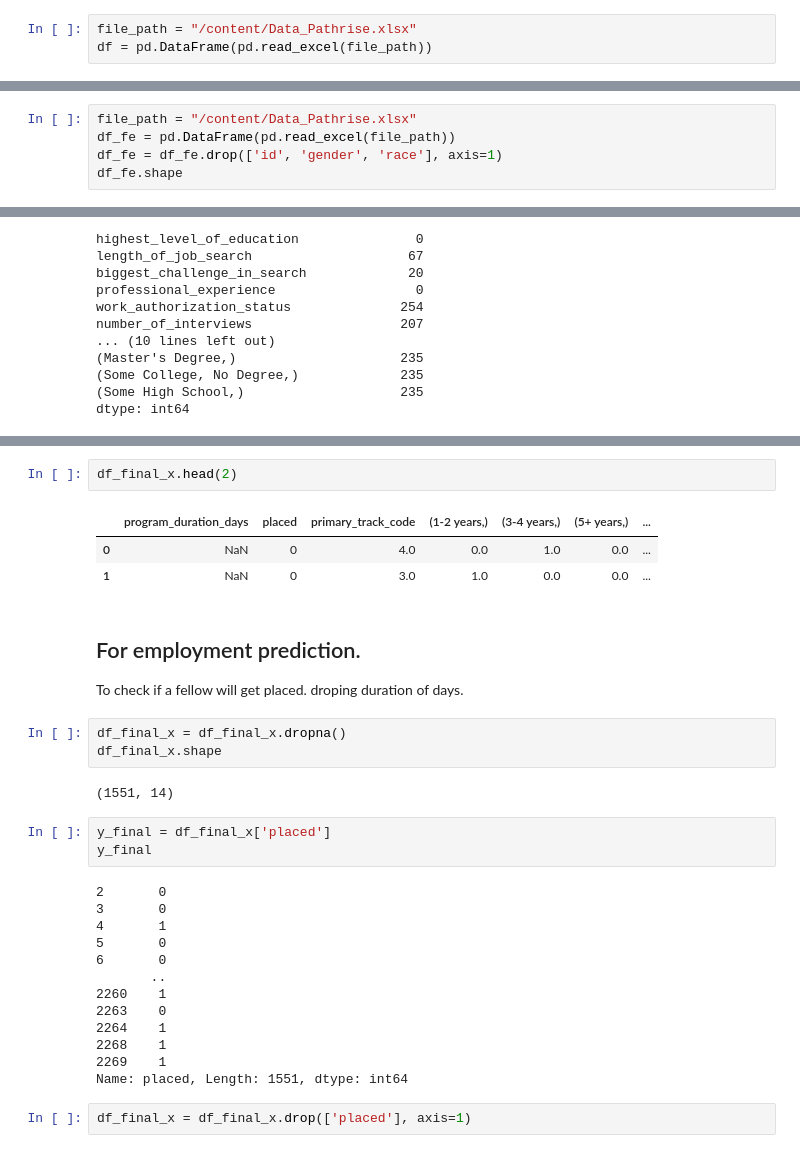
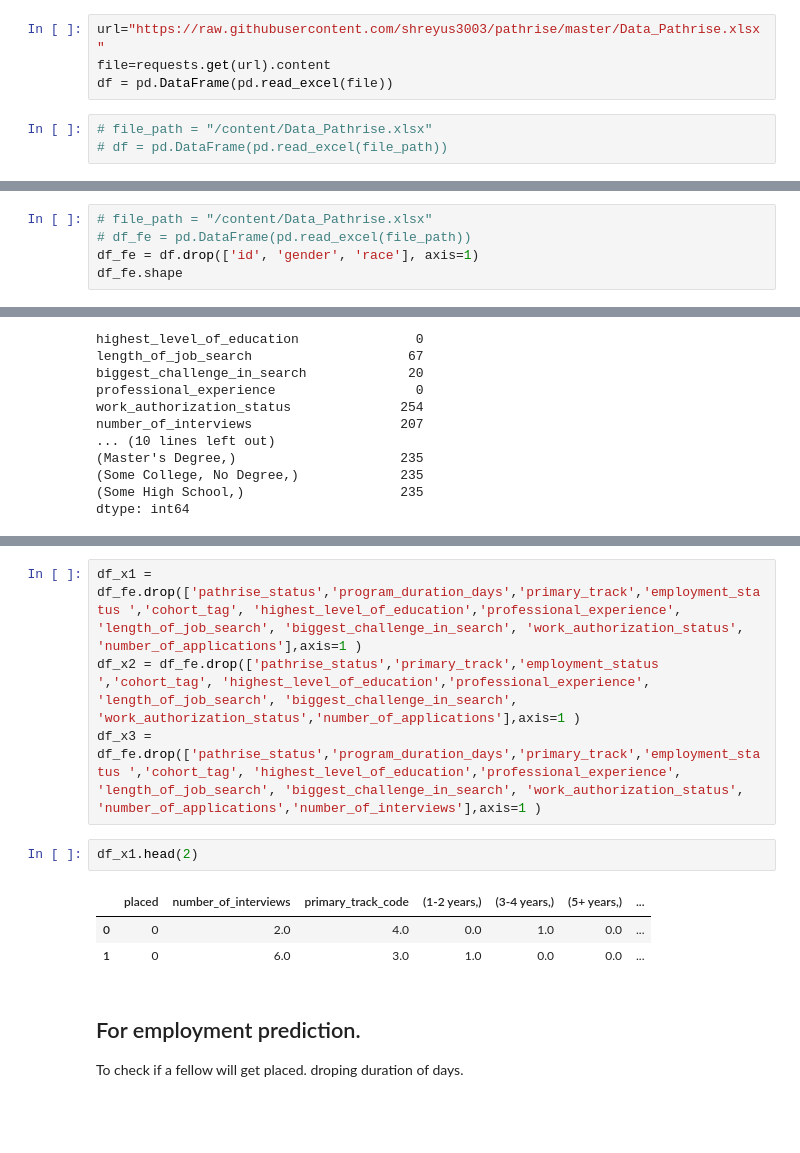
Before and after one commit to shreyus3003/pathrise, a Jupyter notebook: pathrise_analysis.ipynb, the cells around one changed output, grey strips where cells are left out. Drawn from its saved outputs; the diff is of its cells as text; blank space fills up the shorter version.

```diff
--- a/pathrise_analysis.ipynb
+++ b/pathrise_analysis.ipynb
@@ -9,6 +15,10 @@ import seaborn as sns
+# %%
+url="https://raw.githubusercontent.com/shreyus3003/pathrise/master/Data_Pathrise.xlsx"
+file=requests.get(url).content
+df = pd.DataFrame(pd.read_excel(file))
 # %%
-file_path = "/content/Data_Pathrise.xlsx"
-df = pd.DataFrame(pd.read_excel(file_path))
+# file_path = "/content/Data_Pathrise.xlsx"
+# df = pd.DataFrame(pd.read_excel(file_path))
 # %%
 df.head()
 # %% [output]
@@ -169,9 +189,9 @@ df_pathrise.shape
 # %% [markdown]
 ## Feature Engineering for prediction.
 # %%
-file_path = "/content/Data_Pathrise.xlsx"
-df_fe = pd.DataFrame(pd.read_excel(file_path))
-df_fe = df_fe.drop(['id', 'gender', 'race'], axis=1)
+# file_path = "/content/Data_Pathrise.xlsx"
+# df_fe = pd.DataFrame(pd.read_excel(file_path))
+df_fe = df.drop(['id', 'gender', 'race'], axis=1)
 df_fe.shape
 # %% [output]
 (2544, 13)
@@ -272,33 +322,14 @@ df_final_x = df_fe.drop(['pathrise_status','primary_track','employment_status ',
+# %%
+df_x1 = df_fe.drop(['pathrise_status','program_duration_days','primary_track','employment_status ','cohort_tag', 'highest_level_of_education','professional_experience', 'length_of_job_search', 'biggest_challenge_in_search', 'work_authorization_status', 'number_of_applications'],axis=1 )
+df_x2 = df_fe.drop(['pathrise_status','primary_track','employment_status ','cohort_tag', 'highest_level_of_education','professional_experience', 'length_of_job_search', 'biggest_challenge_in_search', 'work_authorization_status','number_of_applications'],axis=1 )
+df_x3 = df_fe.drop(['pathrise_status','program_duration_days','primary_track','employment_status ','cohort_tag', 'highest_level_of_education','professional_experience', 'length_of_job_search', 'biggest_challenge_in_search', 'work_authorization_status', 'number_of_applications','number_of_interviews'],axis=1 )
 # %%
-df_final_x.head(2)
+df_x1.head(2)
 # %% [output]
-|  | program_duration_days | placed | primary_track_code | (1-2 years,) | (3-4 years,) | (5+ years,) | ... |
-| 0 | NaN | 0 | 4.0 | 0.0 | 1.0 | 0.0 | ... |
-| 1 | NaN | 0 | 3.0 | 1.0 | 0.0 | 0.0 | ... |
+|  | placed | number_of_interviews | primary_track_code | (1-2 years,) | (3-4 years,) | (5+ years,) | ... |
+| 0 | 0 | 2.0 | 4.0 | 0.0 | 1.0 | 0.0 | ... |
+| 1 | 0 | 6.0 | 3.0 | 1.0 | 0.0 | 0.0 | ... |
 # %% [markdown]
 ## For employment prediction.
 To check if a fellow will get placed.
 droping duration of days.
-# %%
-df_final_x = df_final_x.dropna()
-df_final_x.shape
-# %% [output]
-(1551, 14)
-# %%
-y_final = df_final_x['placed']
-y_final
-# %% [output]
-2       0
-3       0
-4       1
-5       0
-6       0
-       ..
-2260    1
-2263    0
-2264    1
-2268    1
-2269    1
-Name: placed, Length: 1551, dtype: int64
-# %%
-df_final_x = df_final_x.drop(['placed'], axis=1)
```
Also changed, not shown: parts of 47 cells of this notebook.
